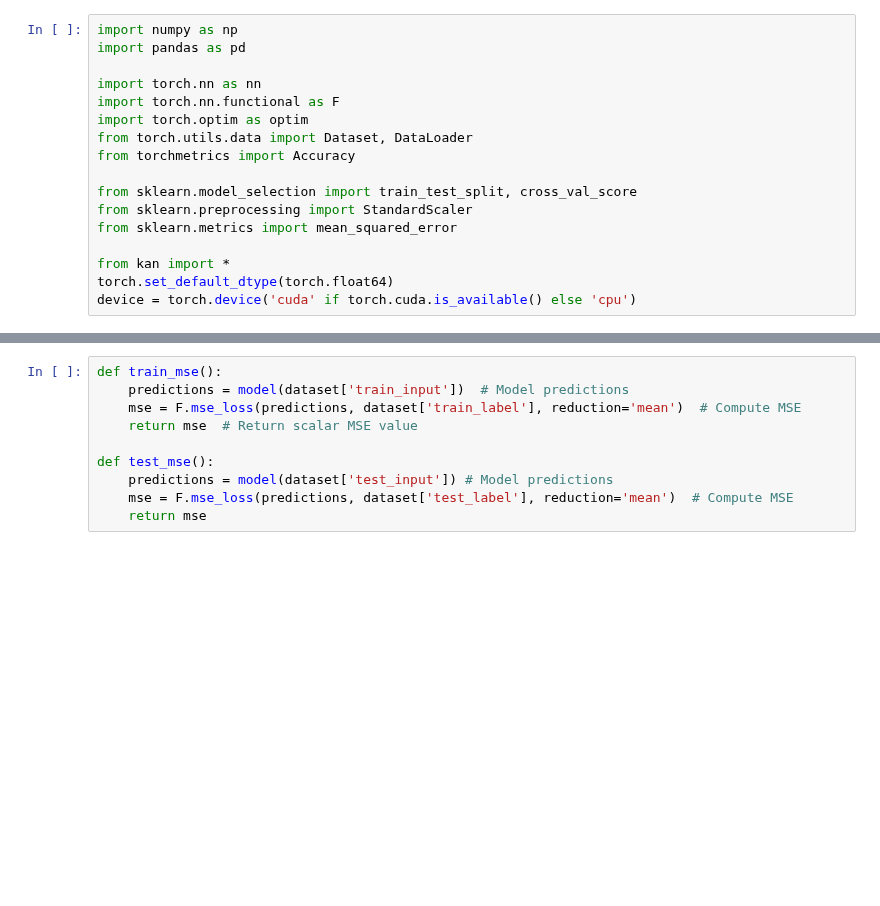
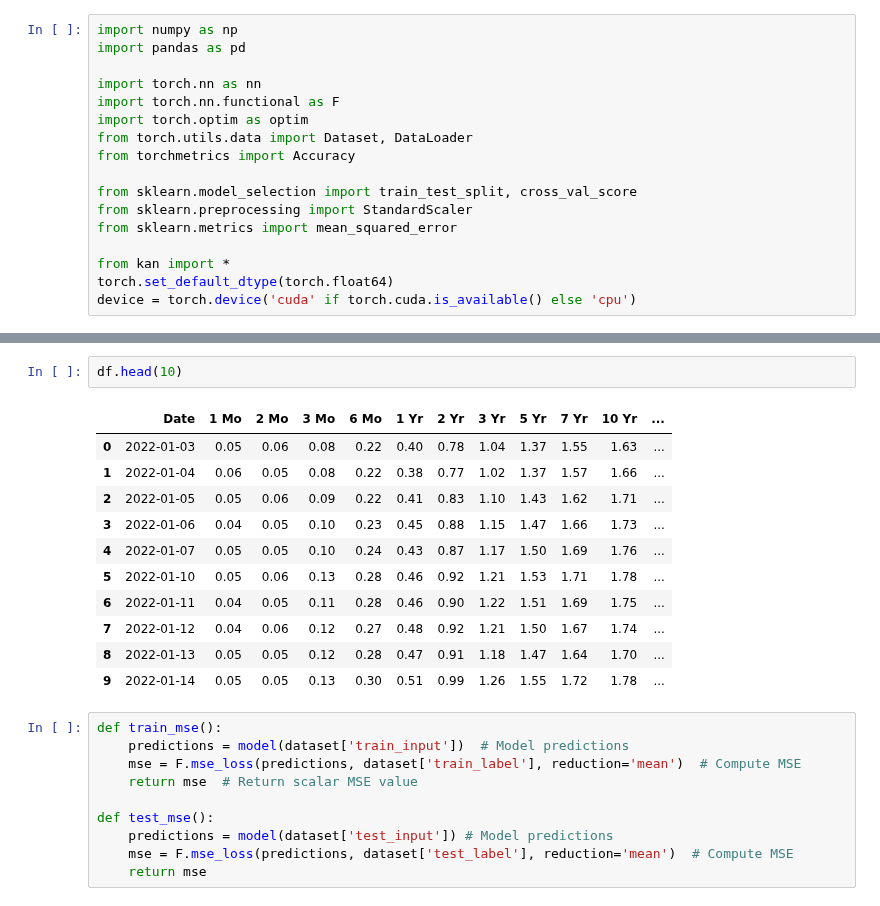
Before and after one commit to QuanPham19/functional-kan, a Jupyter notebook: phase_1/notebooks_treasury/treasury_multi_kan.ipynb, the cells around one changed output, grey strips where cells are left out. Saved outputs shown, nothing was run; the diff lists cells and outputs as text; blank space fills up the shorter version.

```diff
--- a/phase_1/notebooks_treasury/treasury_multi_kan.ipynb
+++ b/phase_1/notebooks_treasury/treasury_multi_kan.ipynb
@@ -54,4 +54,18 @@ df_flat.tail()
 5 rows × 72 columns
+# %%
+df.head(10)
+# %% [output]
+|  | Date | 1 Mo | 2 Mo | 3 Mo | 6 Mo | 1 Yr | 2 Yr | 3 Yr | 5 Yr | 7 Yr | 10 Yr | ... |
+| 0 | 2022-01-03 | 0.05 | 0.06 | 0.08 | 0.22 | 0.40 | 0.78 | 1.04 | 1.37 | 1.55 | 1.63 | ... |
+| 1 | 2022-01-04 | 0.06 | 0.05 | 0.08 | 0.22 | 0.38 | 0.77 | 1.02 | 1.37 | 1.57 | 1.66 | ... |
+| 2 | 2022-01-05 | 0.05 | 0.06 | 0.09 | 0.22 | 0.41 | 0.83 | 1.10 | 1.43 | 1.62 | 1.71 | ... |
+| 3 | 2022-01-06 | 0.04 | 0.05 | 0.10 | 0.23 | 0.45 | 0.88 | 1.15 | 1.47 | 1.66 | 1.73 | ... |
+| 4 | 2022-01-07 | 0.05 | 0.05 | 0.10 | 0.24 | 0.43 | 0.87 | 1.17 | 1.50 | 1.69 | 1.76 | ... |
+| 5 | 2022-01-10 | 0.05 | 0.06 | 0.13 | 0.28 | 0.46 | 0.92 | 1.21 | 1.53 | 1.71 | 1.78 | ... |
+| 6 | 2022-01-11 | 0.04 | 0.05 | 0.11 | 0.28 | 0.46 | 0.90 | 1.22 | 1.51 | 1.69 | 1.75 | ... |
+| 7 | 2022-01-12 | 0.04 | 0.06 | 0.12 | 0.27 | 0.48 | 0.92 | 1.21 | 1.50 | 1.67 | 1.74 | ... |
+| 8 | 2022-01-13 | 0.05 | 0.05 | 0.12 | 0.28 | 0.47 | 0.91 | 1.18 | 1.47 | 1.64 | 1.70 | ... |
+| 9 | 2022-01-14 | 0.05 | 0.05 | 0.13 | 0.30 | 0.51 | 0.99 | 1.26 | 1.55 | 1.72 | 1.78 | ... |
 # %%
 def train_mse():
     predictions = model(dataset['train_input'])  # Model predictions
```
Also changed, not shown: parts of 7 cells of this notebook, 2 other files.
